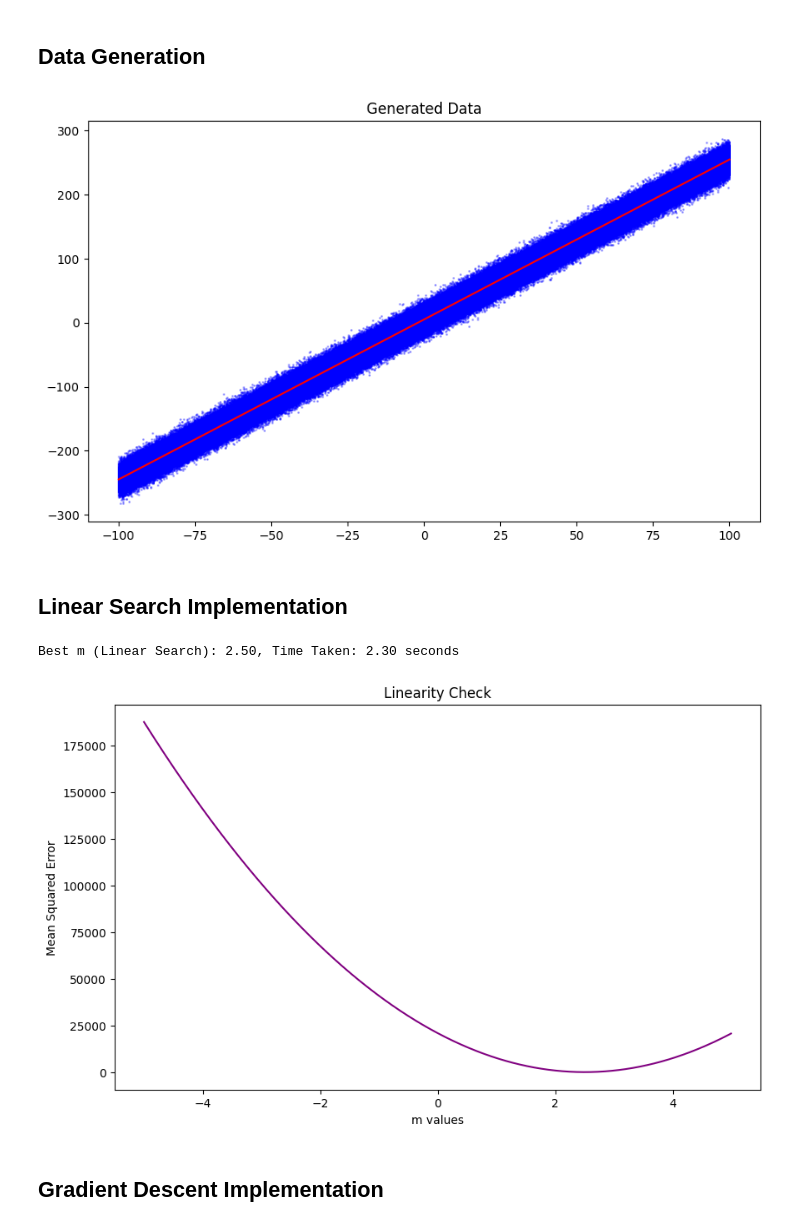
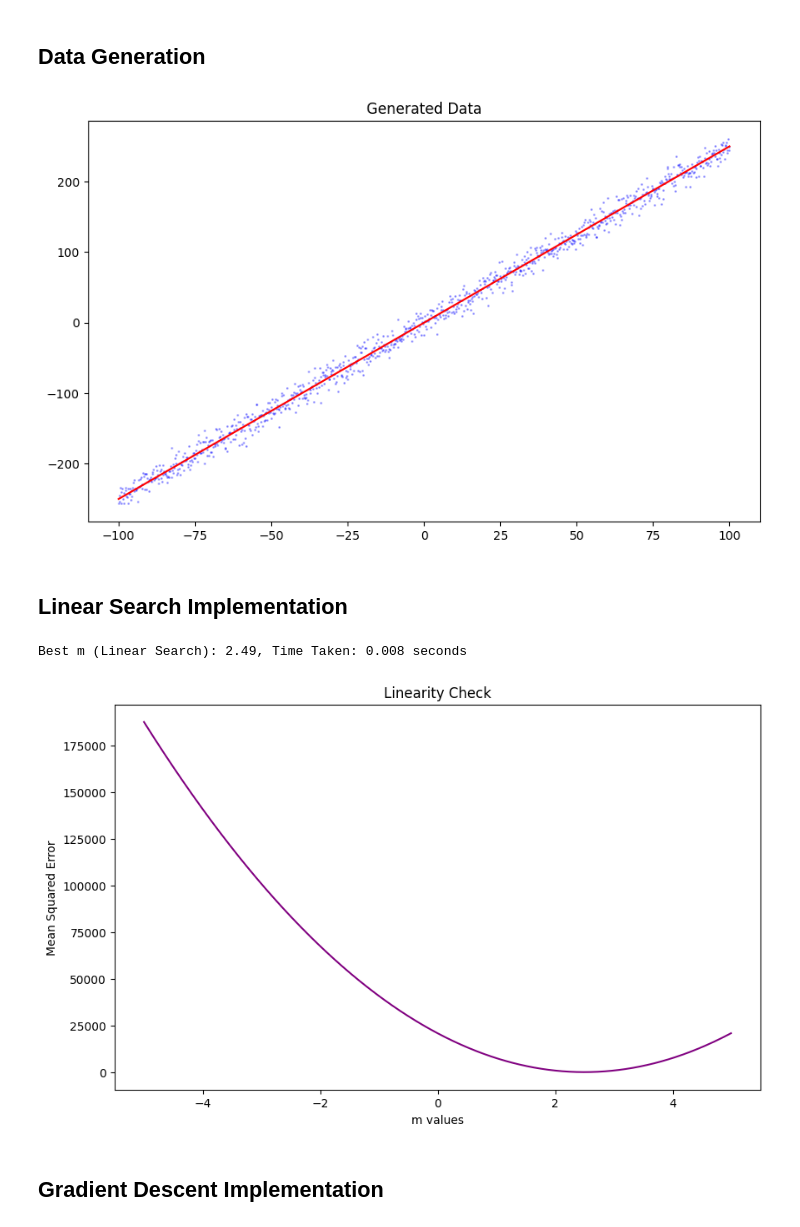
Before and after one commit to agkavin/Gen_AI_Assigments, a Jupyter notebook: gradient_descent/Linear_Search_vs_Gradient_Descent.ipynb, the cells around one changed output. Saved outputs shown, nothing was run; the diff lists cells and outputs as text; code cells hidden in the pictures.

```diff
--- a/gradient_descent/Linear_Search_vs_Gradient_Descent.ipynb
+++ b/gradient_descent/Linear_Search_vs_Gradient_Descent.ipynb
@@ -9,27 +9,26 @@ import time
 # %%
 # declaring variables
 m_true = 2.5
-c = 5
-n_samples = 1000000
+n_samples = 1000
 
 # generating data
 x = np.linspace(-100, 100, n_samples)
 noise = np.random.normal(0, 10, n_samples)
-y = m_true * x + c + noise
+y = m_true * x + noise
 
 # plotting data
 plt.figure(figsize=(10,6))
 plt.scatter(x, y, color='blue', alpha=0.3, s=1)
-plt.plot(x, m_true * x + c, color='red')
+plt.plot(x, m_true * x, color='red')
 plt.title("Generated Data")
 plt.show()
 # %% [output]
-[figure, old version]
+[figure, new version]
 # %% [markdown]
 ## Linear Search Implementation
 # %%
 # linear search implementation
-def linear_search(x, y, c, plot=False):
+def linear_search(x, y, search_range=(-5, 5, 0.01), plot=False):
     """
     Linear search implementation to find the best m value
 
@@ -46,14 +45,14 @@ def linear_search(x, y, c, plot=False):
     """
 
     # declaring search range
-    m_search_range = np.arange(-5, 5, 0.01)
+    m_search_range = np.arange(*search_range)
     errors = []
 
     start_time = time.time()
 
     for m_candidate in m_search_range:
         # making predictions
-        y_pred = m_candidate * x + c
+        y_pred = m_candidate * x
 
         # calculating mean squared error
         mse = np.mean((y - y_pred) ** 2)
@@ -74,16 +73,16 @@ def linear_search(x, y, c, plot=False):
         plt.ylabel('Mean Squared Error')
         plt.title("Linearity Check")
 
-        print(f'Best m (Linear Search): {best_m:.2f}, Time Taken: {time_taken:.2f} seconds')
+        print(f'Best m (Linear Search): {best_m:.2f}, Time Taken: {time_taken:.3f} seconds')
         plt.show()
 
     # returning results
     return best_m, time_taken
 
 # example usage
-linear_m, linear_time = linear_search(x, y, c, plot=True)
+linear_m, linear_time = linear_search(x, y, plot=True)
 # %% [output]
-Best m (Linear Search): 2.50, Time Taken: 2.30 seconds
+Best m (Linear Search): 2.49, Time Taken: 0.008 seconds
 [figure]
 # %% [markdown]
 ## Gradient Descent Implementation
```
Also changed, not shown: parts of 3 cells of this notebook.
